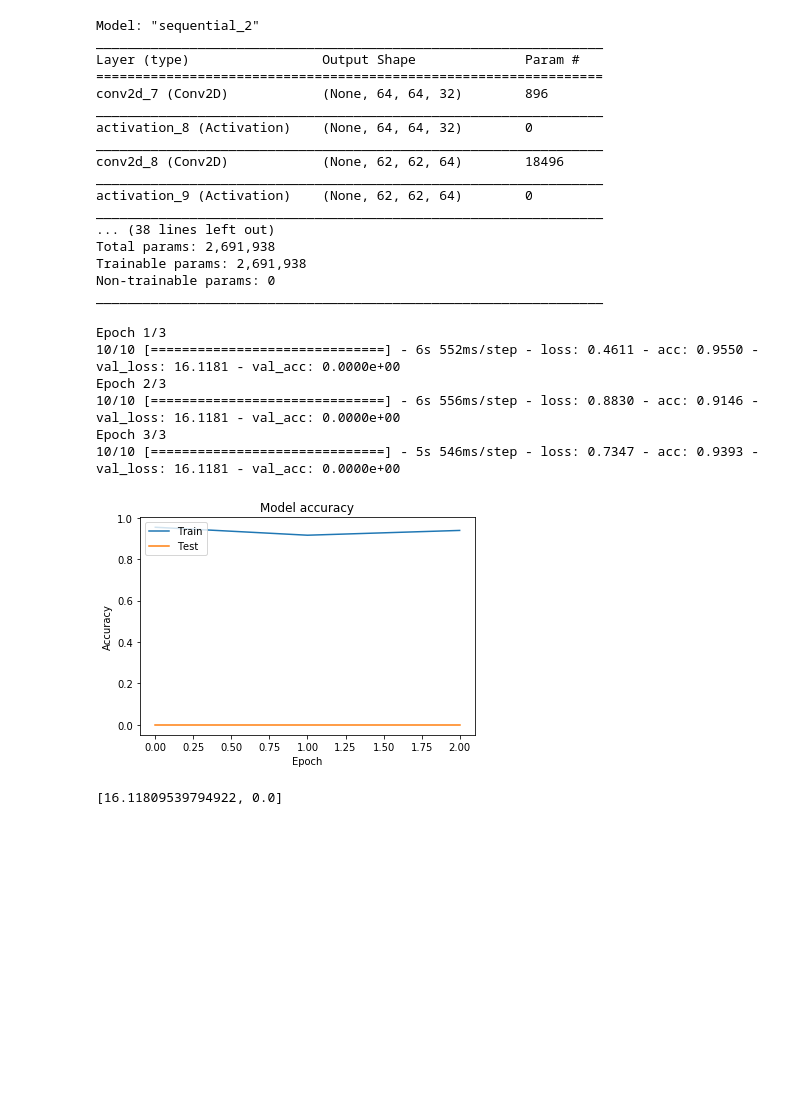
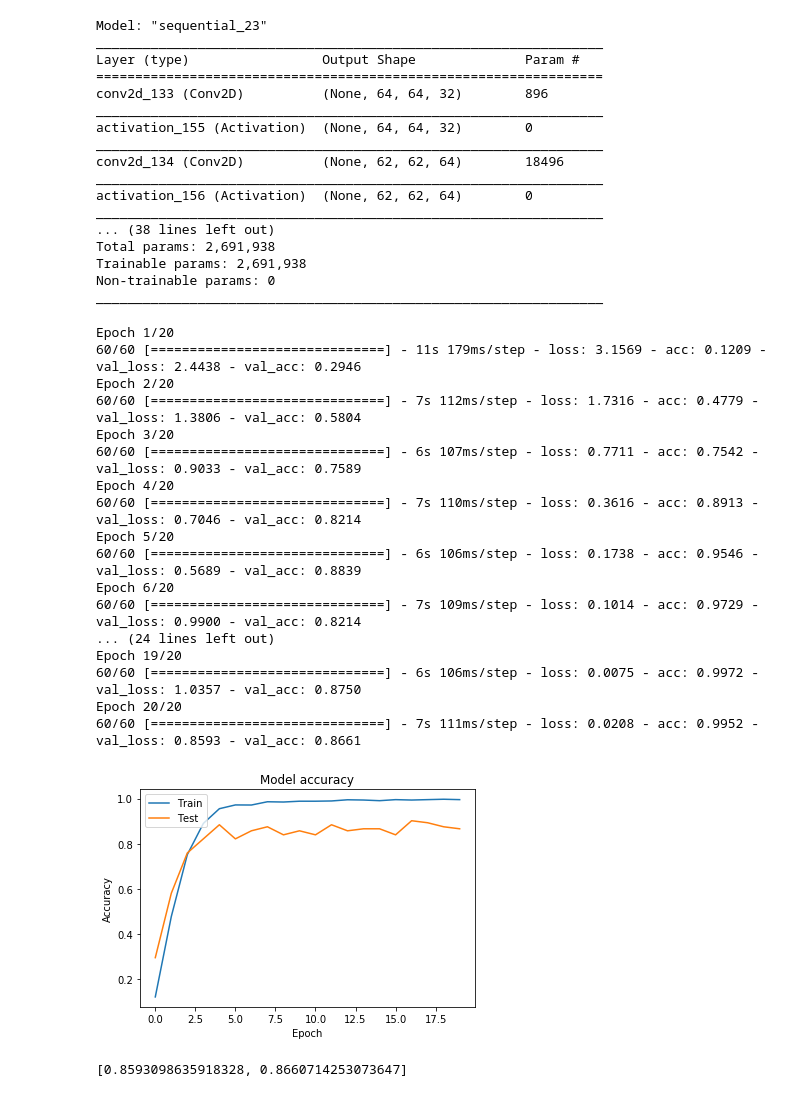
Before and after one commit to 3dspace/machine-learning-at-scale, a Jupyter notebook: project/bird_classifier_cloud.ipynb, the cells around one changed output. Cells and saved outputs as stored; diff of their text form; code cells hidden in the pictures; blank space fills up the shorter version.

```diff
--- a/project/bird_classifier_cloud.ipynb
+++ b/project/bird_classifier_cloud.ipynb
@@ -45,7 +123,7 @@ traindf
 # %%
 from keras_preprocessing.image import ImageDataGenerator
 # %%
-datagen=ImageDataGenerator(rescale=1./255.,validation_split=0.25)
+datagen=ImageDataGenerator(rescale=1./255.,validation_split=0.33)
 # %%
 train_generator=datagen.flow_from_dataframe(
     dataframe=traindf,
@@ -53,7 +131,7 @@ train_generator=datagen.flow_from_dataframe(
     x_col="ID",
     y_col="species",
     subset="training",
-    batch_size=15,
+    batch_size=30,
     seed=42,
     shuffle=True,
     class_mode="categorical",
@@ -116,26 +190,26 @@ model.add(Dense(512))
 model.add(Activation('relu'))
 model.add(Dropout(0.5))
 #model.add(Dense(10, activation='softmax'))
-model.add(Dense(34, activation='softmax'))
+model.add(Dense(num_species-1, activation='softmax'))
 #model.compile(optimizers.Adam(lr=0.001, decay=2e-5),loss="categorical_crossentropy",metrics=["accuracy"])
 # The SGD optimizer worked so poorly, val scores mostly just increased through the epochs.
 #model.compile(optimizers.SGD(lr=0.1, decay=0),loss="categorical_crossentropy",metrics=["accuracy"])
-model.compile(optimizers.RMSprop(lr=0.0003, decay=1e-5),loss="categorical_crossentropy",metrics=["accuracy"])
+model.compile(optimizers.RMSprop(lr=0.0006, decay=1e-6),loss="categorical_crossentropy",metrics=["accuracy"])
 #original
 #model.compile(optimizers.RMSprop(lr=0.0005, decay=1e-6),loss="categorical_crossentropy",metrics=["accuracy"])
 model.summary()
 # %% [output]
-Model: "sequential_2"
+Model: "sequential_23"
 _________________________________________________________________
 Layer (type)                 Output Shape              Param #
 =================================================================
-conv2d_7 (Conv2D)            (None, 64, 64, 32)        896
+conv2d_133 (Conv2D)          (None, 64, 64, 32)        896
 _________________________________________________________________
-activation_8 (Activation)    (None, 64, 64, 32)        0
+activation_155 (Activation)  (None, 64, 64, 32)        0
 _________________________________________________________________
-conv2d_8 (Conv2D)            (None, 62, 62, 64)        18496
+conv2d_134 (Conv2D)          (None, 62, 62, 64)        18496
 _________________________________________________________________
-activation_9 (Activation)    (None, 62, 62, 64)        0
+activation_156 (Activation)  (None, 62, 62, 64)        0
 _________________________________________________________________
 ... (38 lines left out)
 Total params: 2,691,938
@@ -145,33 +219,44 @@ _________________________________________________________________
 # %%
 #Fitting keras model, no test gen for now
 #STEP_SIZE_TRAIN=train_generator.n//train_generator.batch_size
 #STEP_SIZE_VALID=valid_generator.n//valid_generator.batch_size
 #print("Step size as calculated: ", STEP_SIZE_TRAIN)
-STEP_SIZE_TRAIN=10
-STEP_SIZE_VALID=10
+STEP_SIZE_TRAIN=60
+STEP_SIZE_VALID=60
 #STEP_SIZE_TEST=test_generator.n//test_generator.batch_size
 history = model.fit_generator(generator=train_generator,
                     steps_per_epoch=STEP_SIZE_TRAIN,
                     validation_data=valid_generator,
                     validation_steps=STEP_SIZE_VALID,
-                    epochs=3
+                    epochs=20
 )
 import matplotlib.pyplot as plt
 plt.plot(history.history['acc'])
 plt.plot(history.history['val_acc'])
 plt.title('Model accuracy')
 plt.ylabel('Accuracy')
 plt.xlabel('Epoch')
 plt.legend(['Train', 'Test'], loc='upper left')
 plt.show()
 model.evaluate_generator(generator=valid_generator, steps=STEP_SIZE_VALID
 )
 # %% [output]
-Epoch 1/3
-10/10 [==============================] - 6s 552ms/step - loss: 0.4611 - acc: 0.9550 - val_loss: 16.1181 - val_acc: 0.0000e+00
-Epoch 2/3
-10/10 [==============================] - 6s 556ms/step - loss: 0.8830 - acc: 0.9146 - val_loss: 16.1181 - val_acc: 0.0000e+00
-Epoch 3/3
-10/10 [==============================] - 5s 546ms/step - loss: 0.7347 - acc: 0.9393 - val_loss: 16.1181 - val_acc: 0.0000e+00
+Epoch 1/20
+60/60 [==============================] - 11s 179ms/step - loss: 3.1569 - acc: 0.1209 - val_loss: 2.4438 - val_acc: 0.2946
+Epoch 2/20
+60/60 [==============================] - 7s 112ms/step - loss: 1.7316 - acc: 0.4779 - val_loss: 1.3806 - val_acc: 0.5804
+Epoch 3/20
+60/60 [==============================] - 6s 107ms/step - loss: 0.7711 - acc: 0.7542 - val_loss: 0.9033 - val_acc: 0.7589
+Epoch 4/20
+60/60 [==============================] - 7s 110ms/step - loss: 0.3616 - acc: 0.8913 - val_loss: 0.7046 - val_acc: 0.8214
+Epoch 5/20
+60/60 [==============================] - 6s 106ms/step - loss: 0.1738 - acc: 0.9546 - val_loss: 0.5689 - val_acc: 0.8839
+Epoch 6/20
+60/60 [==============================] - 7s 109ms/step - loss: 0.1014 - acc: 0.9729 - val_loss: 0.9900 - val_acc: 0.8214
+... (24 lines left out)
+Epoch 19/20
+60/60 [==============================] - 6s 106ms/step - loss: 0.0075 - acc: 0.9972 - val_loss: 1.0357 - val_acc: 0.8750
+Epoch 20/20
+60/60 [==============================] - 7s 111ms/step - loss: 0.0208 - acc: 0.9952 - val_loss: 0.8593 - val_acc: 0.8661
-[figure, old version]
+[figure, new version]
-[16.11809539794922, 0.0]
+[0.8593098635918328, 0.8660714253073647]
```
Also changed, not shown: parts of 10 cells of this notebook.
